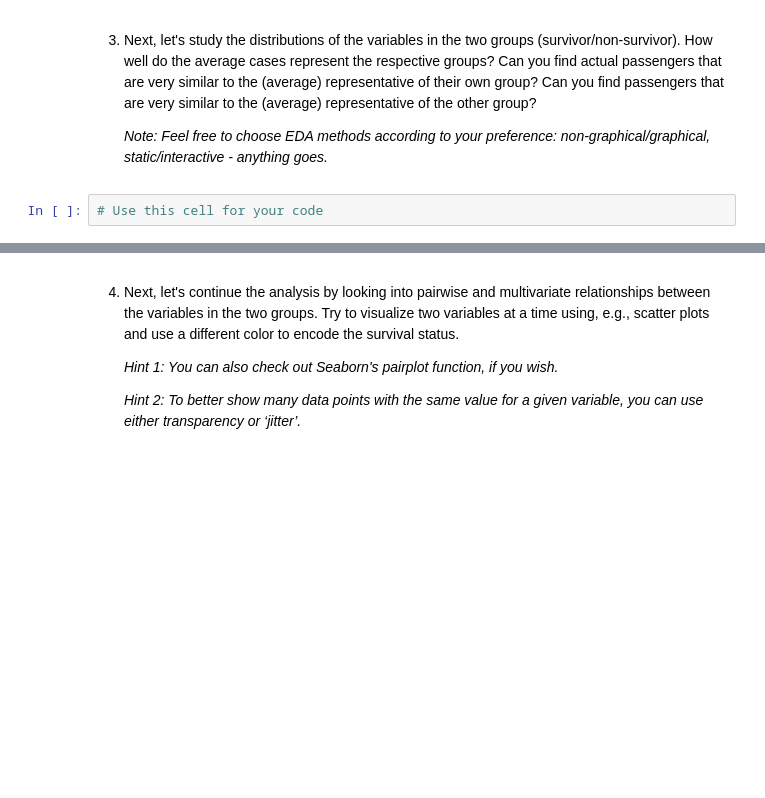
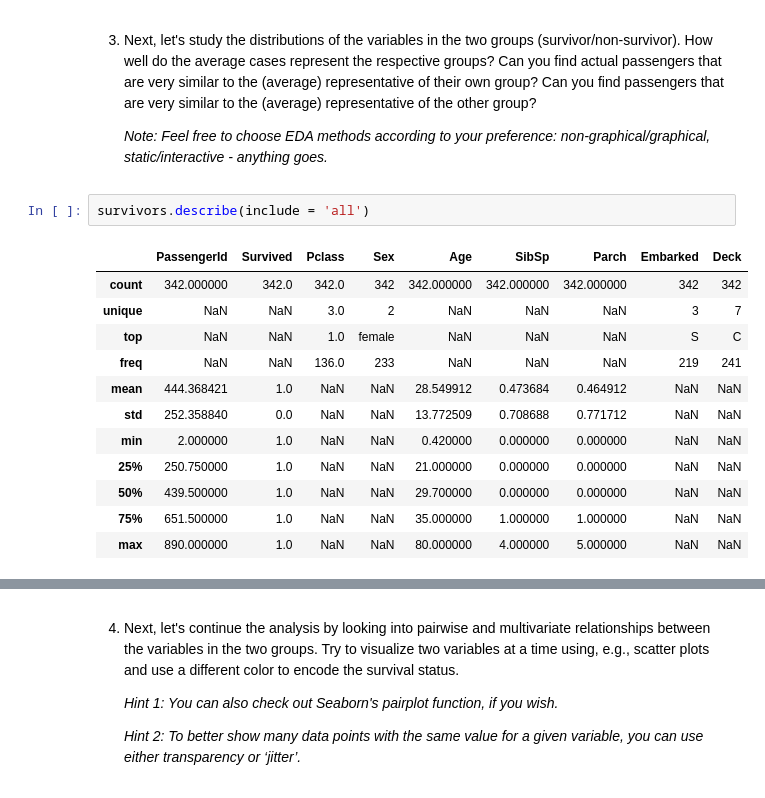
Before and after one commit to simkatti/HY_DS, a Jupyter notebook: ex2.ipynb, the cells around one changed output, grey strips where cells are left out. Cells and saved outputs as stored; diff of their text form; blank space fills up the shorter version.

```diff
--- a/ex2.ipynb
+++ b/ex2.ipynb
@@ -228,5 +241,18 @@ print(survivors)
 3. Next, let's study the distributions of the variables in the two groups (survivor/non-survivor). How well do the average cases represent the respective groups? Can you find actual passengers that are very similar to the (average) representative of their own group? Can you find passengers that are very similar to the (average) representative of the other group?
 
     <span style="font-weight: 500">*Note: Feel free to choose EDA methods according to your preference: non-graphical/graphical, static/interactive - anything goes.*</span>
-# %%
-# Use this cell for your code
+# %%
+survivors.describe(include = 'all')
+# %% [output]
+|  | PassengerId | Survived | Pclass | Sex | Age | SibSp | Parch | Embarked | Deck |
+| count | 342.000000 | 342.0 | 342.0 | 342 | 342.000000 | 342.000000 | 342.000000 | 342 | 342 |
+| unique | NaN | NaN | 3.0 | 2 | NaN | NaN | NaN | 3 | 7 |
+| top | NaN | NaN | 1.0 | female | NaN | NaN | NaN | S | C |
+| freq | NaN | NaN | 136.0 | 233 | NaN | NaN | NaN | 219 | 241 |
+| mean | 444.368421 | 1.0 | NaN | NaN | 28.549912 | 0.473684 | 0.464912 | NaN | NaN |
+| std | 252.358840 | 0.0 | NaN | NaN | 13.772509 | 0.708688 | 0.771712 | NaN | NaN |
+| min | 2.000000 | 1.0 | NaN | NaN | 0.420000 | 0.000000 | 0.000000 | NaN | NaN |
+| 25% | 250.750000 | 1.0 | NaN | NaN | 21.000000 | 0.000000 | 0.000000 | NaN | NaN |
+| 50% | 439.500000 | 1.0 | NaN | NaN | 29.700000 | 0.000000 | 0.000000 | NaN | NaN |
+| 75% | 651.500000 | 1.0 | NaN | NaN | 35.000000 | 1.000000 | 1.000000 | NaN | NaN |
+| max | 890.000000 | 1.0 | NaN | NaN | 80.000000 | 4.000000 | 5.000000 | NaN | NaN |
```
Also changed, not shown: parts of 17 cells of this notebook.
